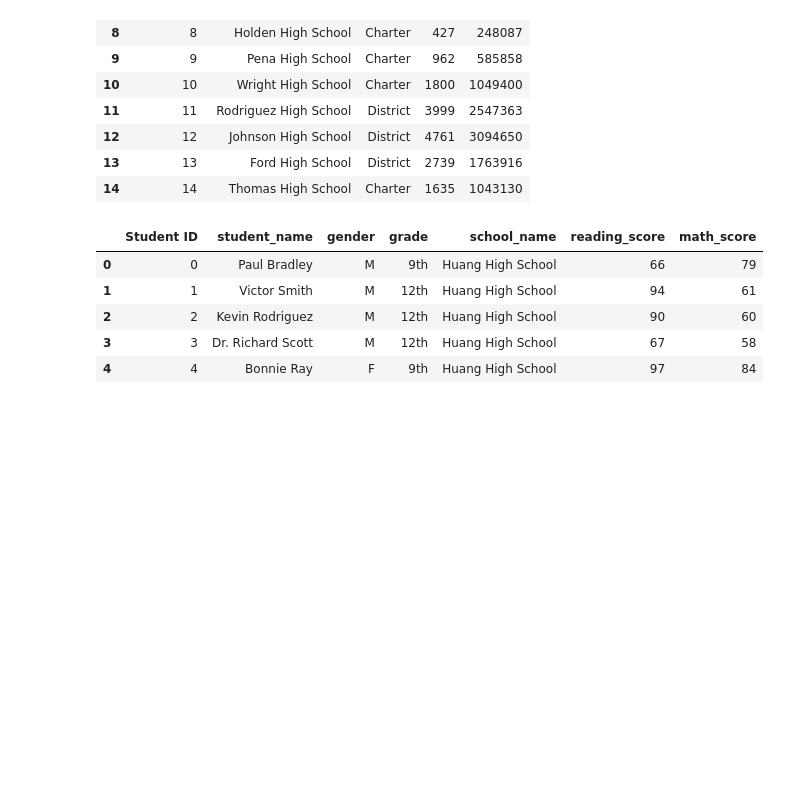
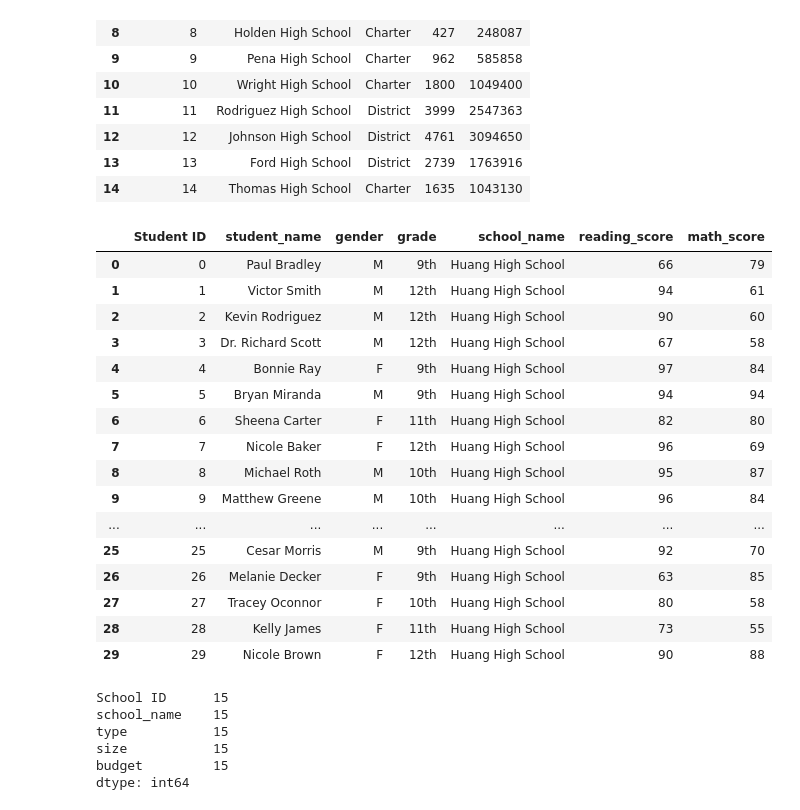
Before and after one commit to NadzeyaAudzeichuk/school-district-analysis, a Jupyter notebook: PyCitySchools.ipynb, the cells around one changed output. Saved outputs shown, nothing was run; the diff lists cells and outputs as text; code cells hidden in the pictures; blank space fills up the shorter version.

Commit message:
Cleaning student data

```diff
--- a/PyCitySchools.ipynb
+++ b/PyCitySchools.ipynb
@@ -29,11 +29,32 @@ school_data_df
 # %%
 # Read the student data file and store it in a Pandas DataFrame.
 student_data_df = pd.read_csv(student_data_to_load)
-student_data_df.head()
+student_data_df.head(30)
 # %% [output]
 |  | Student ID | student_name | gender | grade | school_name | reading_score | math_score |
 | 0 | 0 | Paul Bradley | M | 9th | Huang High School | 66 | 79 |
 | 1 | 1 | Victor Smith | M | 12th | Huang High School | 94 | 61 |
 | 2 | 2 | Kevin Rodriguez | M | 12th | Huang High School | 90 | 60 |
 | 3 | 3 | Dr. Richard Scott | M | 12th | Huang High School | 67 | 58 |
 | 4 | 4 | Bonnie Ray | F | 9th | Huang High School | 97 | 84 |
+| 5 | 5 | Bryan Miranda | M | 9th | Huang High School | 94 | 94 |
+| 6 | 6 | Sheena Carter | F | 11th | Huang High School | 82 | 80 |
+| 7 | 7 | Nicole Baker | F | 12th | Huang High School | 96 | 69 |
+| 8 | 8 | Michael Roth | M | 10th | Huang High School | 95 | 87 |
+| 9 | 9 | Matthew Greene | M | 10th | Huang High School | 96 | 84 |
+| ... | ... | ... | ... | ... | ... | ... | ... |
+| 25 | 25 | Cesar Morris | M | 9th | Huang High School | 92 | 70 |
+| 26 | 26 | Melanie Decker | F | 9th | Huang High School | 63 | 85 |
+| 27 | 27 | Tracey Oconnor | F | 10th | Huang High School | 80 | 58 |
+| 28 | 28 | Kelly James | F | 11th | Huang High School | 73 | 55 |
+| 29 | 29 | Nicole Brown | F | 12th | Huang High School | 90 | 88 |
+# %%
+# Count of the rows for each column containing data (NULL value not counted by default)
+school_data_df.count()
+# %% [output]
+School ID      15
+school_name    15
+type           15
+size           15
+budget         15
+dtype: int64
```
Also changed, not shown: parts of 9 cells of this notebook.
